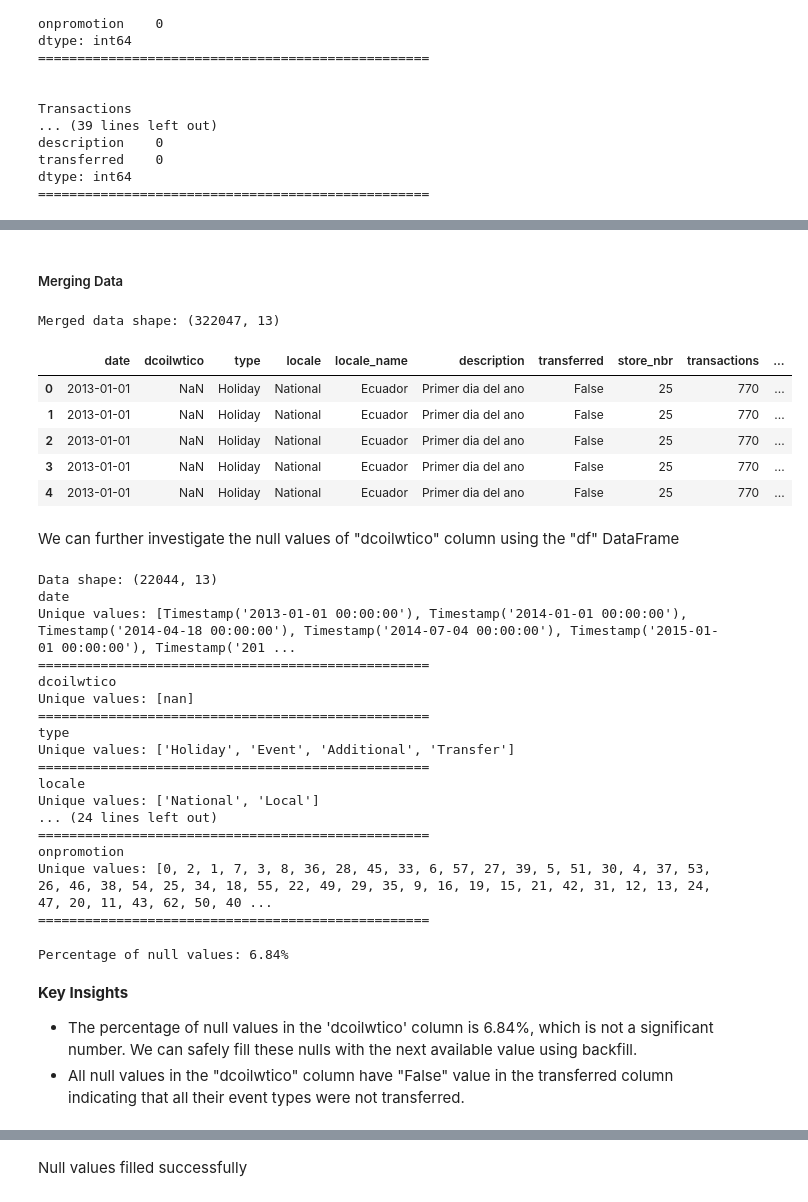
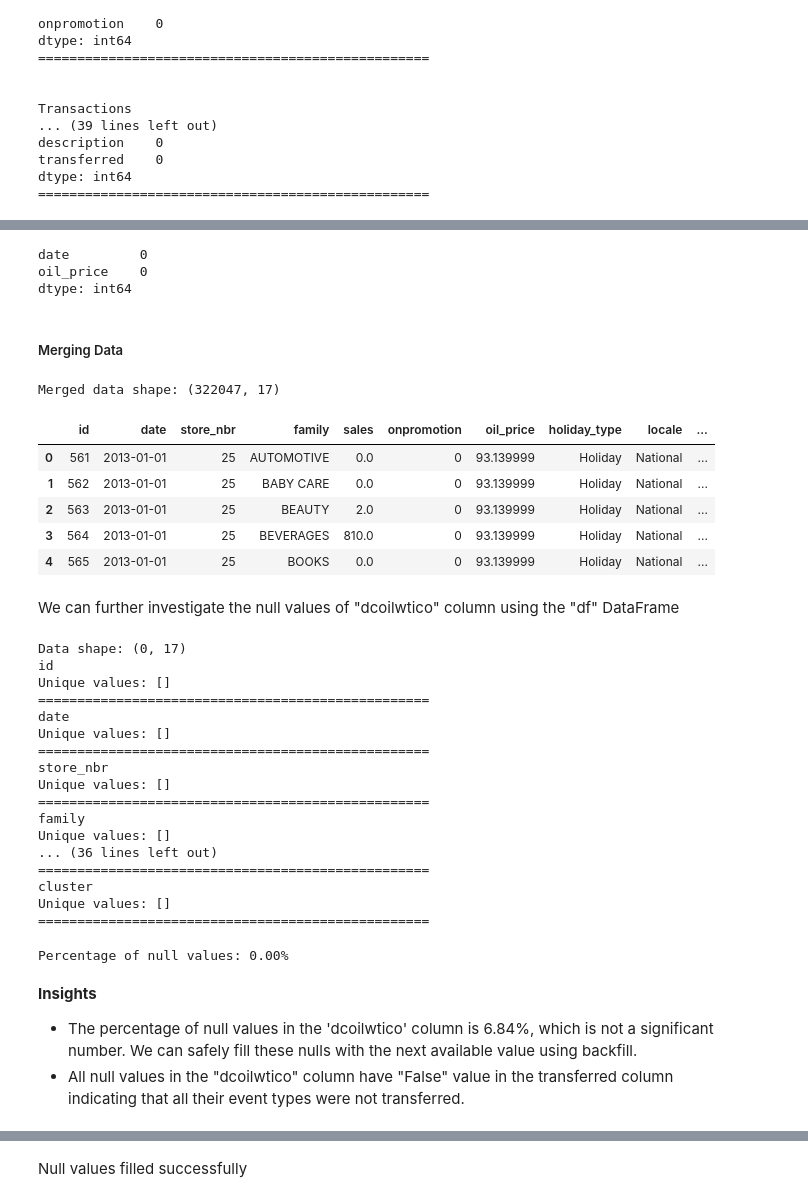
Before and after one commit to Kwamena-A-Yamoah/Time-Series-Regression-Analysis-Corporation-Favorita-, a Jupyter notebook: Notebook/Time_Series_Regression_Analysis.ipynb, the cells around one changed output, grey strips where cells are left out. Cells and saved outputs as stored; diff of their text form; code cells hidden in the pictures.

```diff
--- a/Notebook/Time_Series_Regression_Analysis.ipynb
+++ b/Notebook/Time_Series_Regression_Analysis.ipynb
@@ -470,0 +476,8 @@ __Key Insight__
+# %%
+# rename column in oil_df
+oil_df = oil_df.rename(columns={'dcoilwtico':'oil_price'})
+
+# Fill the null values with the next available value using bfill
+oil_df['oil_price'] = oil_df['oil_price'].fillna(method='bfill')
+
+oil_df
@@ -471,27 +498,38 @@ __Key Insight__
+# %%
+oil_df.isna().sum()
+# %% [output]
+date         0
+oil_price    0
+dtype: int64
 # %% [markdown]
 ##### Merging Data
 # %%
 # Merge all holidays, transaction and oil datasets on "date"
 hot_df = oil_df.merge(holidays_df, on="date") \
-             .merge(transactions_df, on="date")
+             .merge(transactions_df, on="date")\
+            .merge(stores_df, on= "store_nbr")
 
 # Merging hot_df and train_df on "date" and "store_nbr"
-all_df= hot_df.merge(train_df, on=["date",'store_nbr'], how='inner')
+all_df= train_df.merge(hot_df, on=["date", "store_nbr"])
 
 print("Merged data shape:", all_df.shape)
+
+# rename columns
+all_df= all_df.rename(columns={'type_x':'holiday_type', 'type_y':'store_type'})
+
 all_df.head()
 # %% [output]
-Merged data shape: (322047, 13)
+Merged data shape: (322047, 17)
-|  | date | dcoilwtico | type | locale | locale_name | description | transferred | store_nbr | transactions | ... |
-| 0 | 2013-01-01 | NaN | Holiday | National | Ecuador | Primer dia del ano | False | 25 | 770 | ... |
-| 1 | 2013-01-01 | NaN | Holiday | National | Ecuador | Primer dia del ano | False | 25 | 770 | ... |
-| 2 | 2013-01-01 | NaN | Holiday | National | Ecuador | Primer dia del ano | False | 25 | 770 | ... |
-| 3 | 2013-01-01 | NaN | Holiday | National | Ecuador | Primer dia del ano | False | 25 | 770 | ... |
-| 4 | 2013-01-01 | NaN | Holiday | National | Ecuador | Primer dia del ano | False | 25 | 770 | ... |
+|  | id | date | store_nbr | family | sales | onpromotion | oil_price | holiday_type | locale | ... |
+| 0 | 561 | 2013-01-01 | 25 | AUTOMOTIVE | 0.0 | 0 | 93.139999 | Holiday | National | ... |
+| 1 | 562 | 2013-01-01 | 25 | BABY CARE | 0.0 | 0 | 93.139999 | Holiday | National | ... |
+| 2 | 563 | 2013-01-01 | 25 | BEAUTY | 2.0 | 0 | 93.139999 | Holiday | National | ... |
+| 3 | 564 | 2013-01-01 | 25 | BEVERAGES | 810.0 | 0 | 93.139999 | Holiday | National | ... |
+| 4 | 565 | 2013-01-01 | 25 | BOOKS | 0.0 | 0 | 93.139999 | Holiday | National | ... |
 # %% [markdown]
 We can further investigate the null values of "dcoilwtico" column using the "df" DataFrame
 # %%
-dcoil_nulls= all_df[all_df['dcoilwtico'].isna()]
+dcoil_nulls= all_df[all_df['oil_price'].isna()]
 
 print("Data shape:",dcoil_nulls.shape)
 
@@ -501,26 +539,26 @@ for column in dcoil_nulls.columns:
     print(f"Unique values: {dcoil_nulls[column].unique().tolist()}")
     print("="*50)
 # %% [output]
-Data shape: (22044, 13)
+Data shape: (0, 17)
+id
+Unique values: []
+==================================================
 date
-Unique values: [Timestamp('2013-01-01 00:00:00'), Timestamp('2014-01-01 00:00:00'), Timestamp('2014-04-18 00:00:00'), Timestamp('2014-07-04 00:00:00'), Timestamp('2015-01-01 00:00:00'), Timestamp('201 ...
+Unique values: []
 ==================================================
-dcoilwtico
-Unique values: [nan]
+store_nbr
+Unique values: []
 ==================================================
-type
-Unique values: ['Holiday', 'Event', 'Additional', 'Transfer']
+family
+Unique values: []
+... (36 lines left out)
 ==================================================
-locale
-Unique values: ['National', 'Local']
-... (24 lines left out)
+cluster
+Unique values: []
 ==================================================
-onpromotion
-Unique values: [0, 2, 1, 7, 3, 8, 36, 28, 45, 33, 6, 57, 27, 39, 5, 51, 30, 4, 37, 53, 26, 46, 38, 54, 25, 34, 18, 55, 22, 49, 29, 35, 9, 16, 19, 15, 21, 42, 31, 12, 13, 24, 47, 20, 11, 43, 62, 50, 40 ...
-==================================================
 # %%
 # Calculate the total number of rows for the null and the whole data
-num_nulls= all_nulls.shape[0]
+num_nulls= dcoil_nulls.shape[0]
 num_data= all_df.shape[0]
 
 # Calculate the percentage of null values
@@ -530,9 +568,9 @@ null_percentage
 
 print(f"Percentage of null values: {null_percentage:,.2f}%")
 # %% [output]
-Percentage of null values: 6.84%
+Percentage of null values: 0.00%
 # %% [markdown]
-__Key Insights__
+__Insights__
 - The percentage of null values in the 'dcoilwtico' column is 6.84%, which is not a significant number. We can safely fill these nulls with the next available value using backfill.
 - All null values in the "dcoilwtico" column have "False" value in the transferred column indicating that all their event types were not transferred.
 # %%
```
Also changed, not shown: parts of 93 cells of this notebook, 1 other file.
